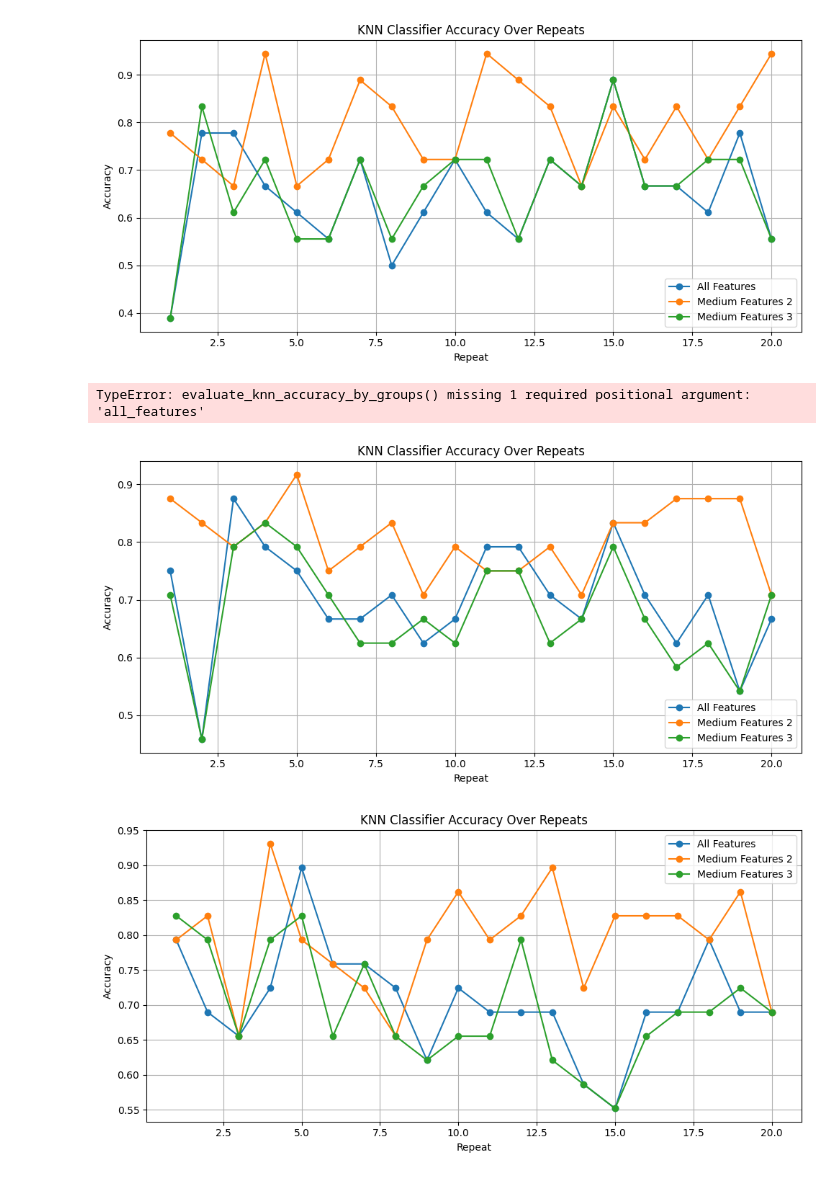
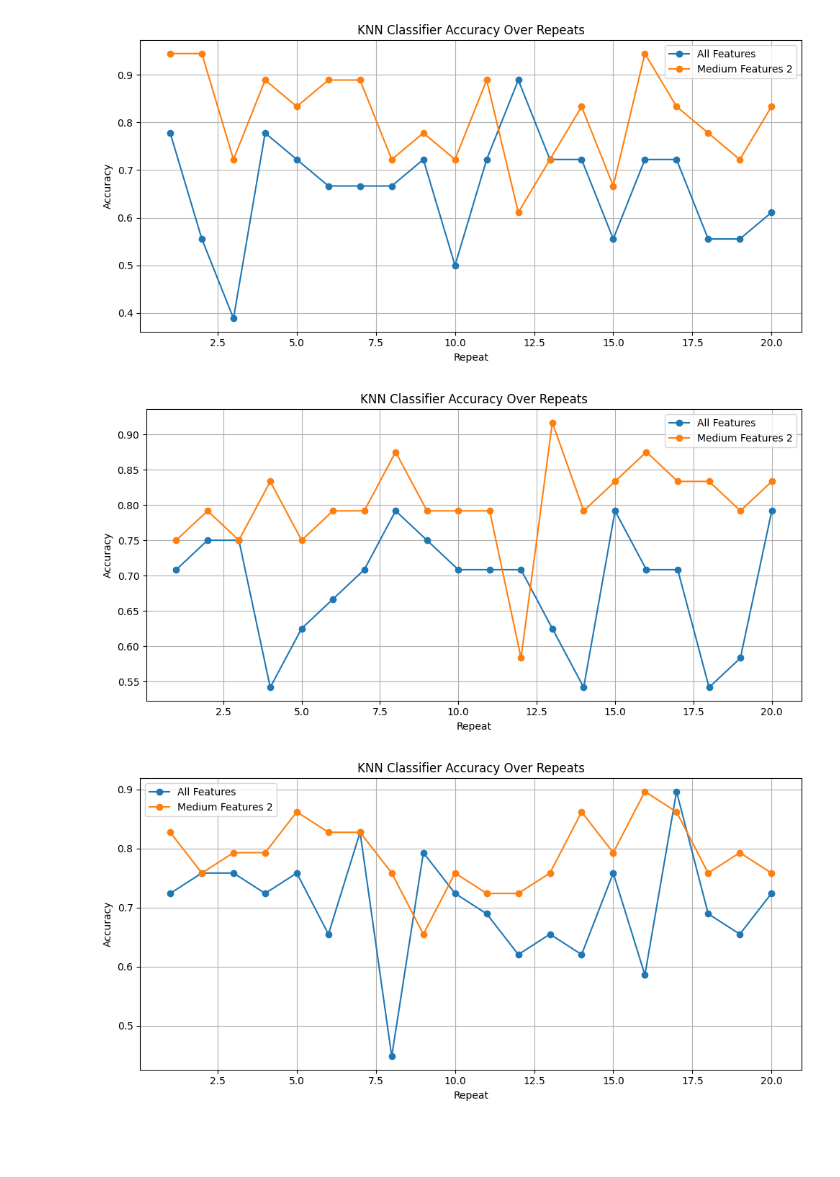
Before and after one commit to mehrnazeraeisi/Wine, a Jupyter notebook: Wine_KnnClassification_Modification.ipynb, the cells around one changed output. Saved outputs shown, nothing was run; the diff lists cells and outputs as text; code cells hidden in the pictures; blank space fills up the shorter version.

```diff
--- a/Wine_KnnClassification_Modification.ipynb
+++ b/Wine_KnnClassification_Modification.ipynb
@@ -101,16 +99,14 @@ print(summary_df)
 # %%
 # [8] Final evaluation function: repeats KNN classification and plots accuracy over repeats
-def evaluate_knn_accuracy_by_groups(X_data, y_data, medium_2, medium_3, all_features, test_size, n_repeats):
+def evaluate_knn_accuracy_by_groups(X_data, y_data, medium_2,  all_features, test_size, n_repeats):
     accuracy_scores = {
         "all_features": [],
-        "medium_features_2": [],
-        "medium_features_3": []
+        "medium_features_2": []
     }
 
     feature_groups = {
         "all_features": all_features,
-        "medium_features_2": medium_2,
-        "medium_features_3": medium_3
+        "medium_features_2": medium_2
     }
 
     for _ in range(n_repeats):
@@ -138,19 +134,18 @@ def evaluate_knn_accuracy_by_groups(X_data, y_data, medium_2, medium_3, all_feat
     plt.show()
 # %%
 # [9] Run final evaluation
-evaluate_knn_accuracy_by_groups(X_data, y_data, medium_features_2, medium_features_3, all_features, test_size=0.10, n_repeats=20)
+evaluate_knn_accuracy_by_groups(X_data, y_data, medium_features_2,  all_features, test_size=0.10, n_repeats=20)
 # %% [output]
-[figure, old version]
+[figure, new version]
-TypeError: evaluate_knn_accuracy_by_groups() missing 1 required positional argument: 'all_features'
 # %%
 # [9] Run final evaluation
-evaluate_knn_accuracy_by_groups(X_data, y_data, medium_features_2, medium_features_3, all_features, test_size=0.13, n_repeats=20)
+evaluate_knn_accuracy_by_groups(X_data, y_data, medium_features_2,  all_features, test_size=0.13, n_repeats=20)
 # %% [output]
-[figure, old version]
+[figure, new version]
 # %%
 # [9] Run final evaluation
-evaluate_knn_accuracy_by_groups(X_data, y_data, medium_features_2, medium_features_3, all_features, test_size=0.16, n_repeats=20)
+evaluate_knn_accuracy_by_groups(X_data, y_data, medium_features_2,  all_features, test_size=0.16, n_repeats=20)
 # %% [output]
-[figure, old version]
+[figure, new version]
 # %%
 # [9] Run final evaluation
```
Also changed, not shown: parts of 7 cells of this notebook.
